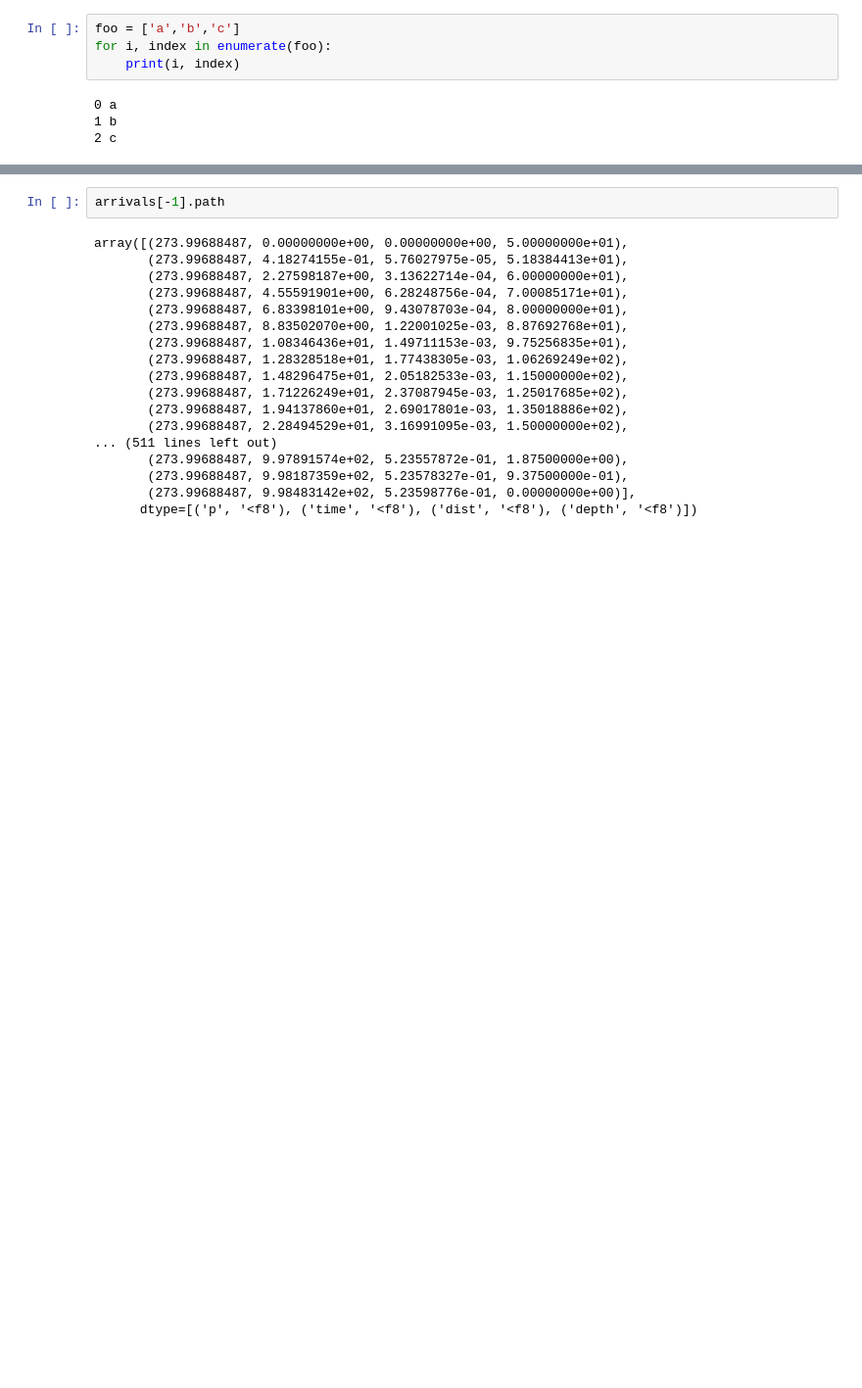
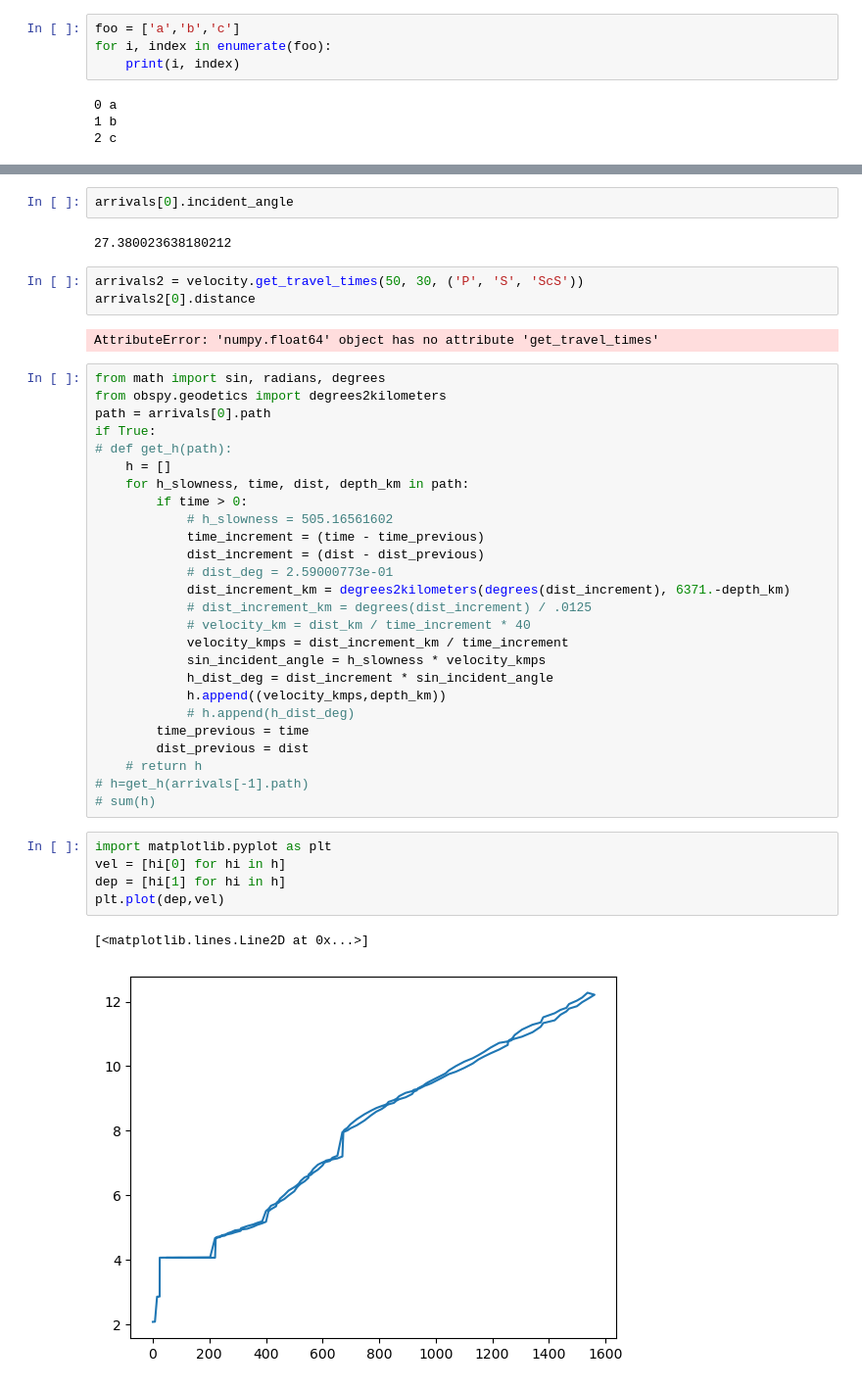
Before and after one commit to Jun1453/GLoBoTomo, a Jupyter notebook: raytracing.ipynb, the cells around one changed output, grey strips where cells are left out. Shown: that part at 98% size. Cells and saved outputs as stored; diff of their text form; blank space fills up the shorter version.

```diff
--- a/raytracing.ipynb
+++ b/raytracing.ipynb
@@ -36,23 +36,46 @@ arrivals.plot_rays()
 <PolarAxes: >
-# %%
-arrivals[-1].path
-# %% [output]
-array([(273.99688487, 0.00000000e+00, 0.00000000e+00, 5.00000000e+01),
-       (273.99688487, 4.18274155e-01, 5.76027975e-05, 5.18384413e+01),
-       (273.99688487, 2.27598187e+00, 3.13622714e-04, 6.00000000e+01),
-       (273.99688487, 4.55591901e+00, 6.28248756e-04, 7.00085171e+01),
-       (273.99688487, 6.83398101e+00, 9.43078703e-04, 8.00000000e+01),
-       (273.99688487, 8.83502070e+00, 1.22001025e-03, 8.87692768e+01),
-       (273.99688487, 1.08346436e+01, 1.49711153e-03, 9.75256835e+01),
-       (273.99688487, 1.28328518e+01, 1.77438305e-03, 1.06269249e+02),
-       (273.99688487, 1.48296475e+01, 2.05182533e-03, 1.15000000e+02),
-       (273.99688487, 1.71226249e+01, 2.37087945e-03, 1.25017685e+02),
-       (273.99688487, 1.94137860e+01, 2.69017801e-03, 1.35018886e+02),
-       (273.99688487, 2.28494529e+01, 3.16991095e-03, 1.50000000e+02),
-... (511 lines left out)
-       (273.99688487, 9.97891574e+02, 5.23557872e-01, 1.87500000e+00),
-       (273.99688487, 9.98187359e+02, 5.23578327e-01, 9.37500000e-01),
-       (273.99688487, 9.98483142e+02, 5.23598776e-01, 0.00000000e+00)],
-      dtype=[('p', '<f8'), ('time', '<f8'), ('dist', '<f8'), ('depth', '<f8')])
+# %%
+arrivals[0].incident_angle
+# %% [output]
+27.380023638180212
+# %%
+arrivals2 = velocity.get_travel_times(50, 30, ('P', 'S', 'ScS'))
+arrivals2[0].distance
+# %% [output]
+AttributeError: 'numpy.float64' object has no attribute 'get_travel_times'
+# %%
+from math import sin, radians, degrees
+from obspy.geodetics import degrees2kilometers
+path = arrivals[0].path
+if True:
+# def get_h(path):
+    h = []
+    for h_slowness, time, dist, depth_km in path:
+        if time > 0:
+            # h_slowness = 505.16561602
+            time_increment = (time - time_previous)
+            dist_increment = (dist - dist_previous)
+            # dist_deg = 2.59000773e-01
+            dist_increment_km = degrees2kilometers(degrees(dist_increment), 6371.-depth_km)
+            # dist_increment_km = degrees(dist_increment) / .0125
+            # velocity_km = dist_km / time_increment * 40
+            velocity_kmps = dist_increment_km / time_increment
+            sin_incident_angle = h_slowness * velocity_kmps
+            h_dist_deg = dist_increment * sin_incident_angle
+            h.append((velocity_kmps,depth_km))
+            # h.append(h_dist_deg)
+        time_previous = time
+        dist_previous = dist
+    # return h
+# h=get_h(arrivals[-1].path)
+# sum(h)
+# %%
+import matplotlib.pyplot as plt
+vel = [hi[0] for hi in h]
+dep = [hi[1] for hi in h]
+plt.plot(dep,vel)
+# %% [output]
+[<matplotlib.lines.Line2D at 0x...>]
+[figure, added]
 # %%
 import numpy as np
```
Also changed, not shown: parts of 22 cells of this notebook, 1 other file.
